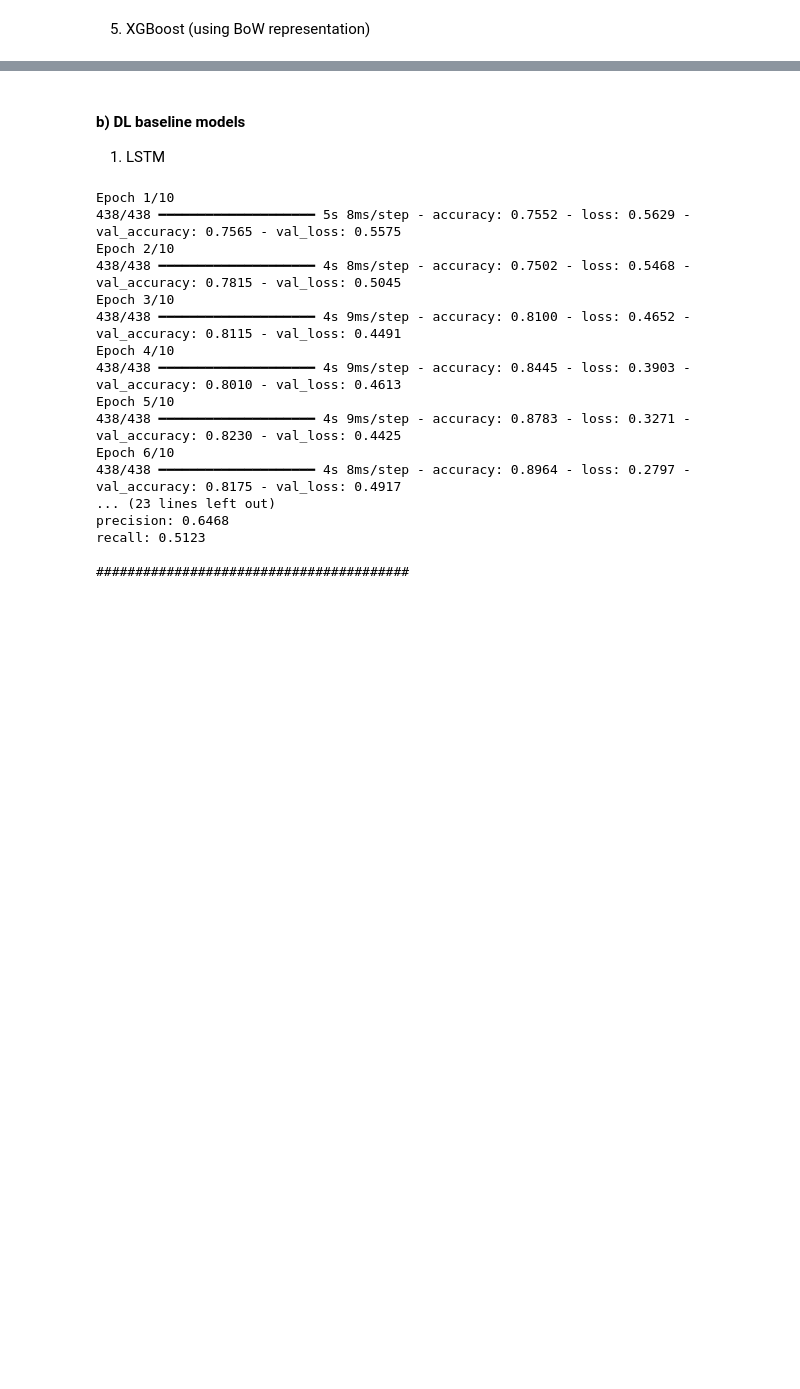
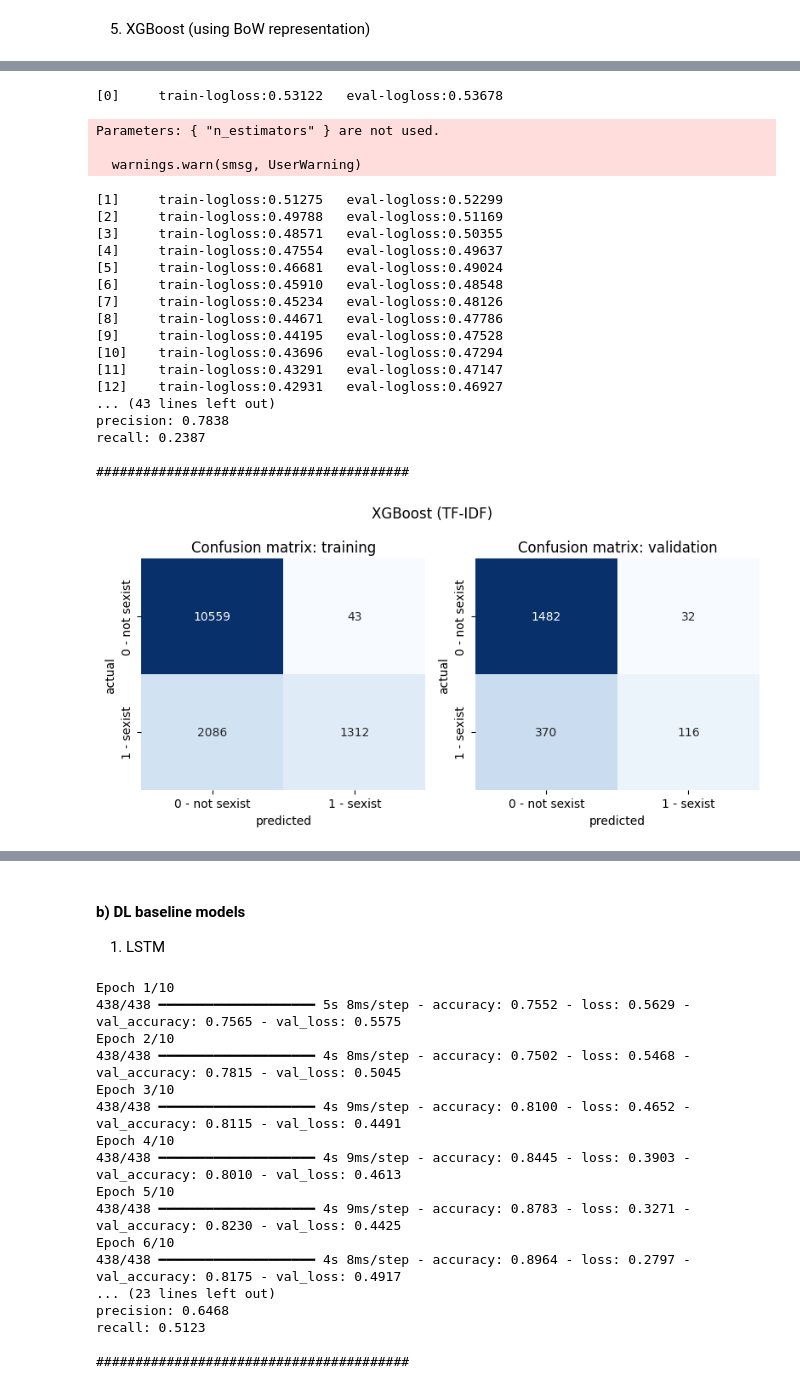
Before and after one commit to henrform/NLP_24W_VSHJ, a Jupyter notebook: milestone 2/milestone_2.ipynb, the cells around one changed output, grey strips where cells are left out. Drawn from its saved outputs; the diff is of its cells as text; code cells hidden in the pictures; blank space fills up the shorter version.

```diff
--- a/milestone 2/milestone_2.ipynb
+++ b/milestone 2/milestone_2.ipynb
@@ -320,0 +330,32 @@ recall: 0.7325
+# %%
+X_train_tfidf, X_val_tfidf, X_test_tfidf, X_train_val_tfidf, feature_names = import_preprocess.create_tfidf_representation()
+
+xg_boost_tfidf = XGBoostClassifier()
+xg_boost_tfidf.train(X_train_tfidf, y_train, X_val_tfidf, y_val)
+
+res = xg_boost_tfidf.evaluate({"training": X_train_tfidf, "validation": X_val_tfidf}, [y_train, y_val], model_name="XGBoost (TF-IDF)")
+for res_x in res:
+    results.loc[len(results)] = res_x
+# %% [output]
+[0]     train-logloss:0.53122   eval-logloss:0.53678
+Parameters: { "n_estimators" } are not used.
+
+  warnings.warn(smsg, UserWarning)
+[1]     train-logloss:0.51275   eval-logloss:0.52299
+[2]     train-logloss:0.49788   eval-logloss:0.51169
+[3]     train-logloss:0.48571   eval-logloss:0.50355
+[4]     train-logloss:0.47554   eval-logloss:0.49637
+[5]     train-logloss:0.46681   eval-logloss:0.49024
+[6]     train-logloss:0.45910   eval-logloss:0.48548
+[7]     train-logloss:0.45234   eval-logloss:0.48126
+[8]     train-logloss:0.44671   eval-logloss:0.47786
+[9]     train-logloss:0.44195   eval-logloss:0.47528
+[10]    train-logloss:0.43696   eval-logloss:0.47294
+[11]    train-logloss:0.43291   eval-logloss:0.47147
+[12]    train-logloss:0.42931   eval-logloss:0.46927
+... (43 lines left out)
+precision: 0.7838
+recall: 0.2387
+
+########################################
+[figure, added]
```
Also changed, not shown: parts of 8 cells of this notebook.
